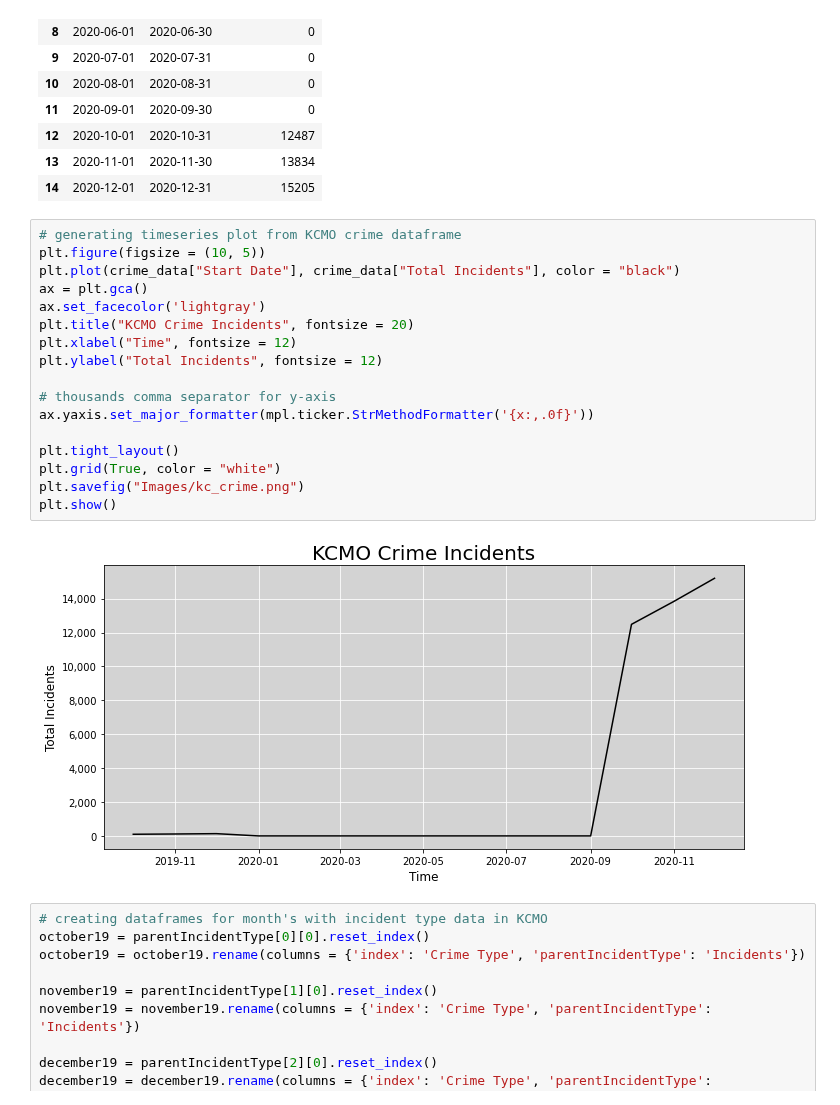
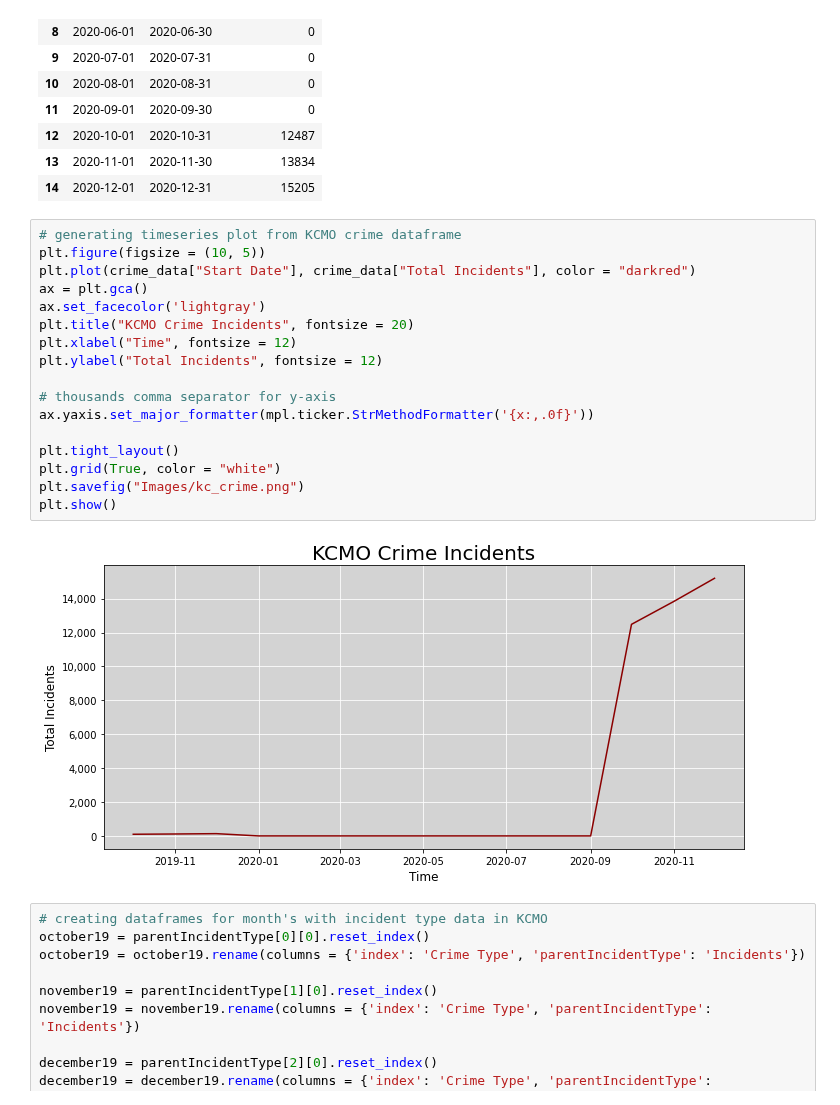
Before and after one commit to E-Weber/EKN-Project, a Jupyter notebook: Crime/CrimeAnalysis.ipynb, the cells around one changed output. Drawn from its saved outputs; the diff is of its cells as text.

Commit message:
line color

```diff
--- a/Crime/CrimeAnalysis.ipynb
+++ b/Crime/CrimeAnalysis.ipynb
@@ -112,22 +112,22 @@ crime_data
 # %%
 # generating timeseries plot from KCMO crime dataframe
 plt.figure(figsize = (10, 5))
-plt.plot(crime_data["Start Date"], crime_data["Total Incidents"], color = "black")
+plt.plot(crime_data["Start Date"], crime_data["Total Incidents"], color = "darkred")
 ax = plt.gca()
 ax.set_facecolor('lightgray')
 plt.title("KCMO Crime Incidents", fontsize = 20)
 plt.xlabel("Time", fontsize = 12)
 plt.ylabel("Total Incidents", fontsize = 12)
 
 # thousands comma separator for y-axis
 ax.yaxis.set_major_formatter(mpl.ticker.StrMethodFormatter('{x:,.0f}'))
 
 plt.tight_layout()
 plt.grid(True, color = "white")
 plt.savefig("Images/kc_crime.png")
 plt.show()
 # %% [output]
-[figure, old version]
+[figure, new version]
 # %%
 # creating dataframes for month's with incident type data in KCMO
 october19 = parentIncidentType[0][0].reset_index()
```
Also changed, not shown: 1 other file.
